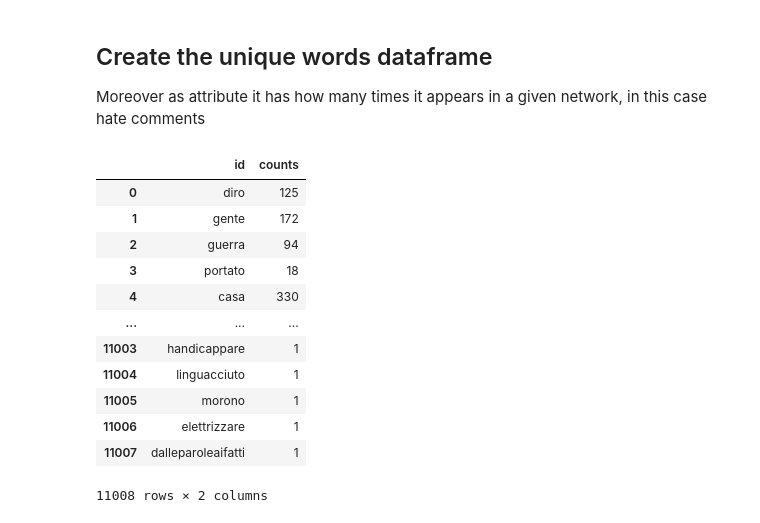
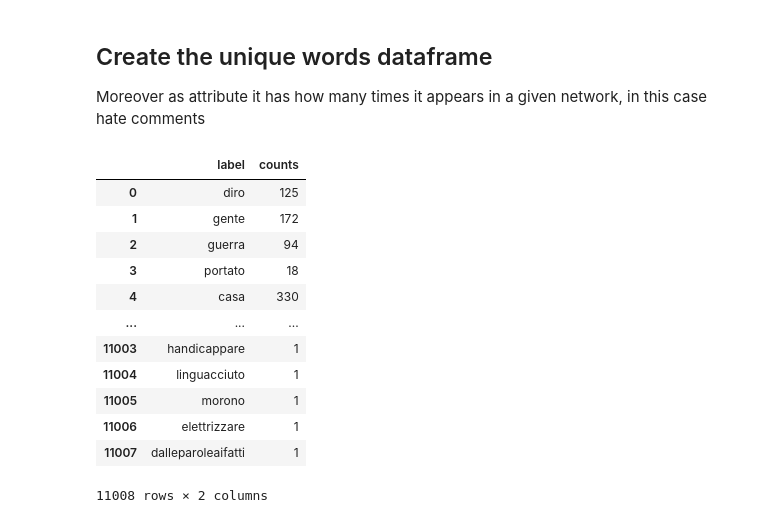
Before and after one commit to andrybicio/net2020, a Jupyter notebook: Semantic_Group/Get_Subset.ipynb, the cells around one changed output. Drawn from its saved outputs; the diff is of its cells as text; code cells hidden in the pictures.

```diff
--- a/Semantic_Group/Get_Subset.ipynb
+++ b/Semantic_Group/Get_Subset.ipynb
@@ -157,11 +157,11 @@ os.makedirs(folder_path,exist_ok=True)
 
 Moreover as attribute it has how many times it appears in a given network, in this case hate comments
 # %%
-lemmas_df        = pd.DataFrame.from_dict(unique_words, orient='index').reset_index()
-lemmas_df.columns = ['id', 'counts']
+lemmas_df         = pd.DataFrame.from_dict(unique_words, orient='index').reset_index()
+lemmas_df.columns = ['label', 'counts']
 lemmas_df
 # %% [output]
-|  | id | counts |
+|  | label | counts |
 | 0 | diro | 125 |
 | 1 | gente | 172 |
 | 2 | guerra | 94 |
```
Also changed, not shown: parts of 7 cells of this notebook.
